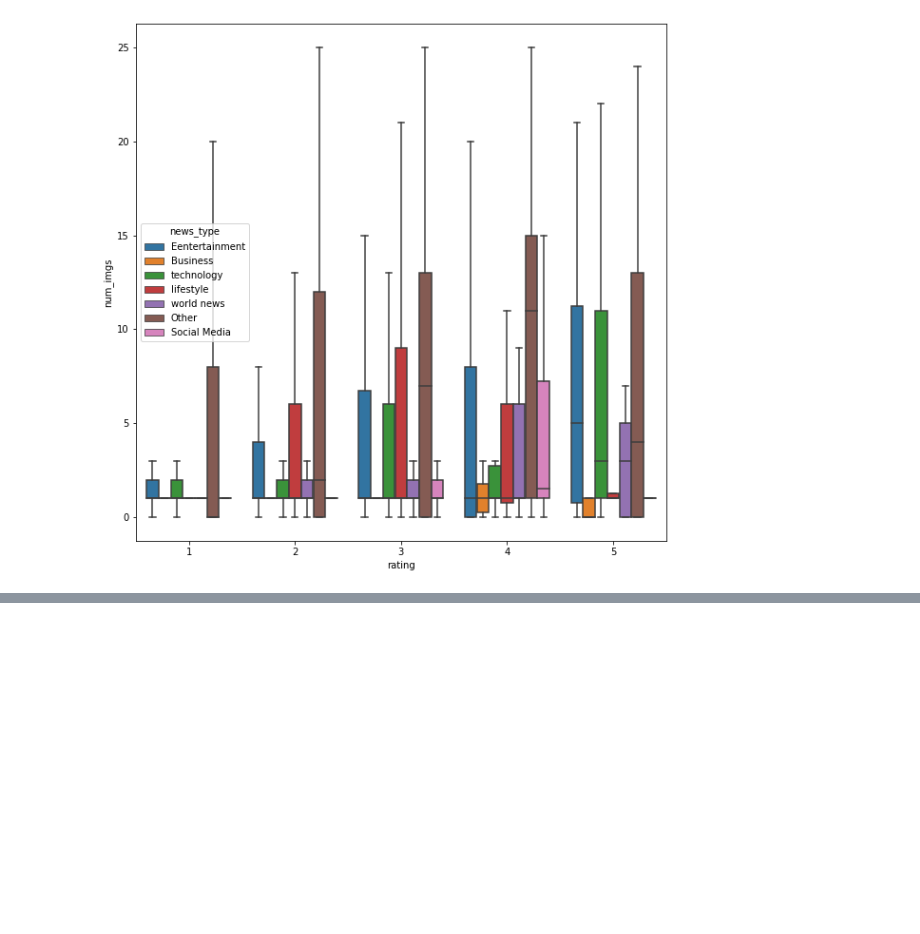
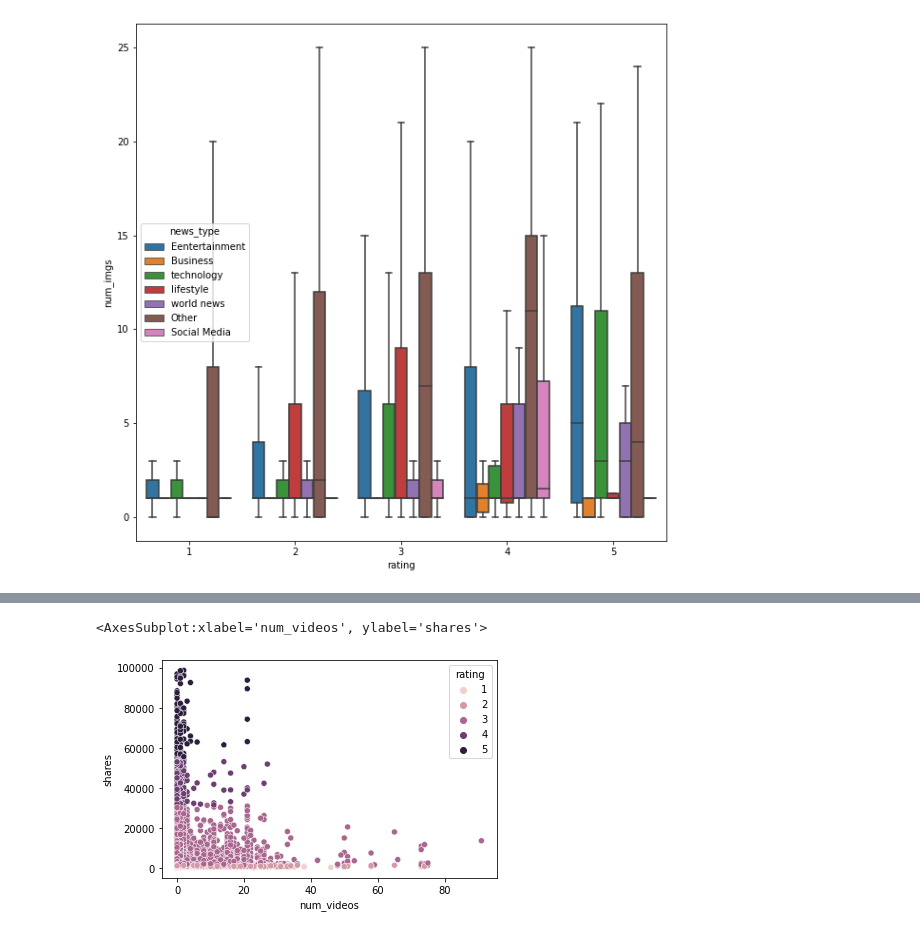
Before and after one commit to SarahZam/Online-News-Popularity-Analysis, a Jupyter notebook: newspopularity.ipynb, the cells around one changed output, grey strips where cells are left out. Saved outputs shown, nothing was run; the diff lists cells and outputs as text; code cells hidden in the pictures; blank space fills up the shorter version.

```diff
--- a/newspopularity.ipynb
+++ b/newspopularity.ipynb
@@ -300,0 +307,6 @@ sns.pairplot(temp_data, vars=kw_cols, hue='rating', diag_kind='kde')
+# %%
+temp_data = data[data['shares'] <= 100000]
+sns.scatterplot(x='num_videos',y='shares', hue='rating', data=temp_data)
+# %% [output]
+<AxesSubplot:xlabel='num_videos', ylabel='shares'>
+[figure, added]
```
Also changed, not shown: parts of 16 cells of this notebook, 6 other files.
